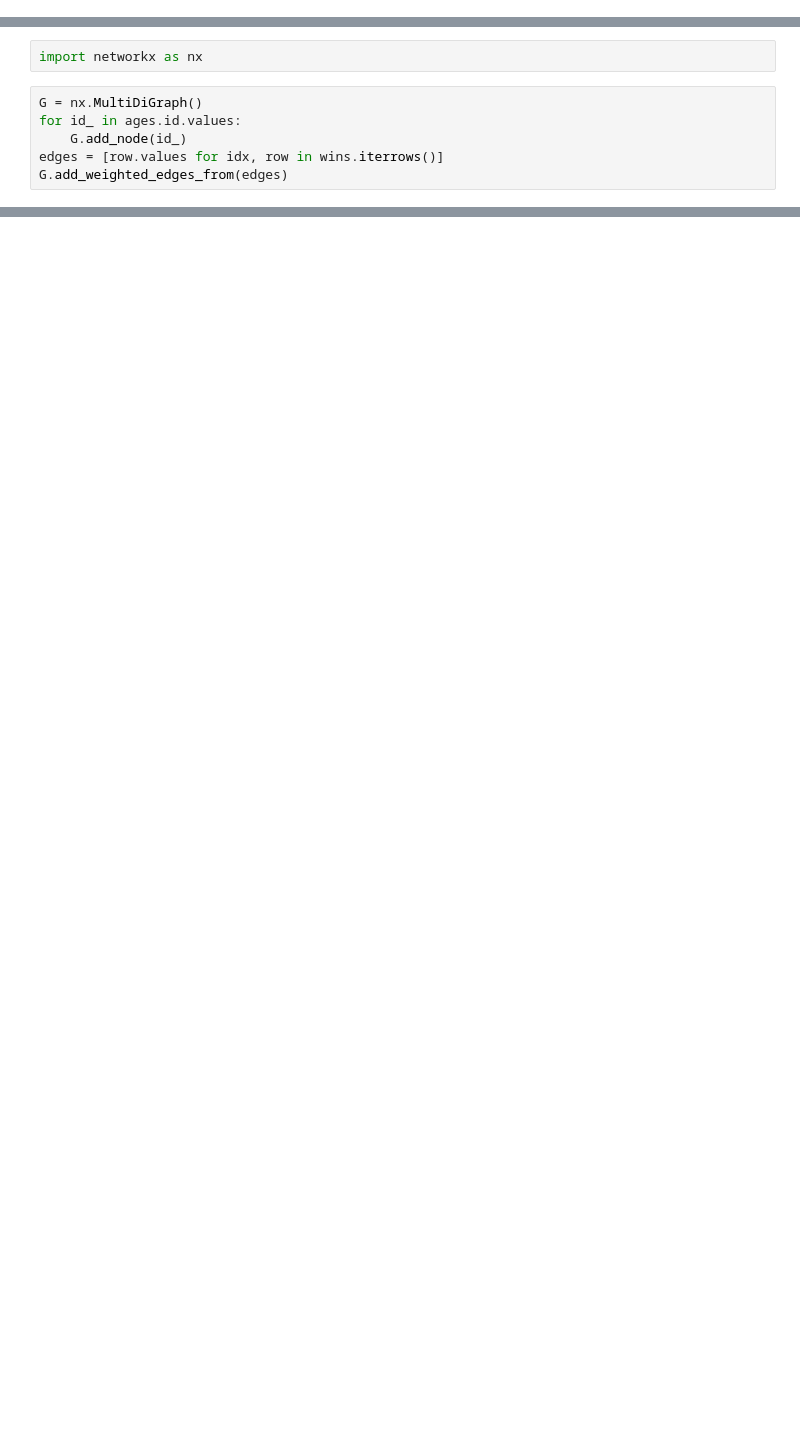
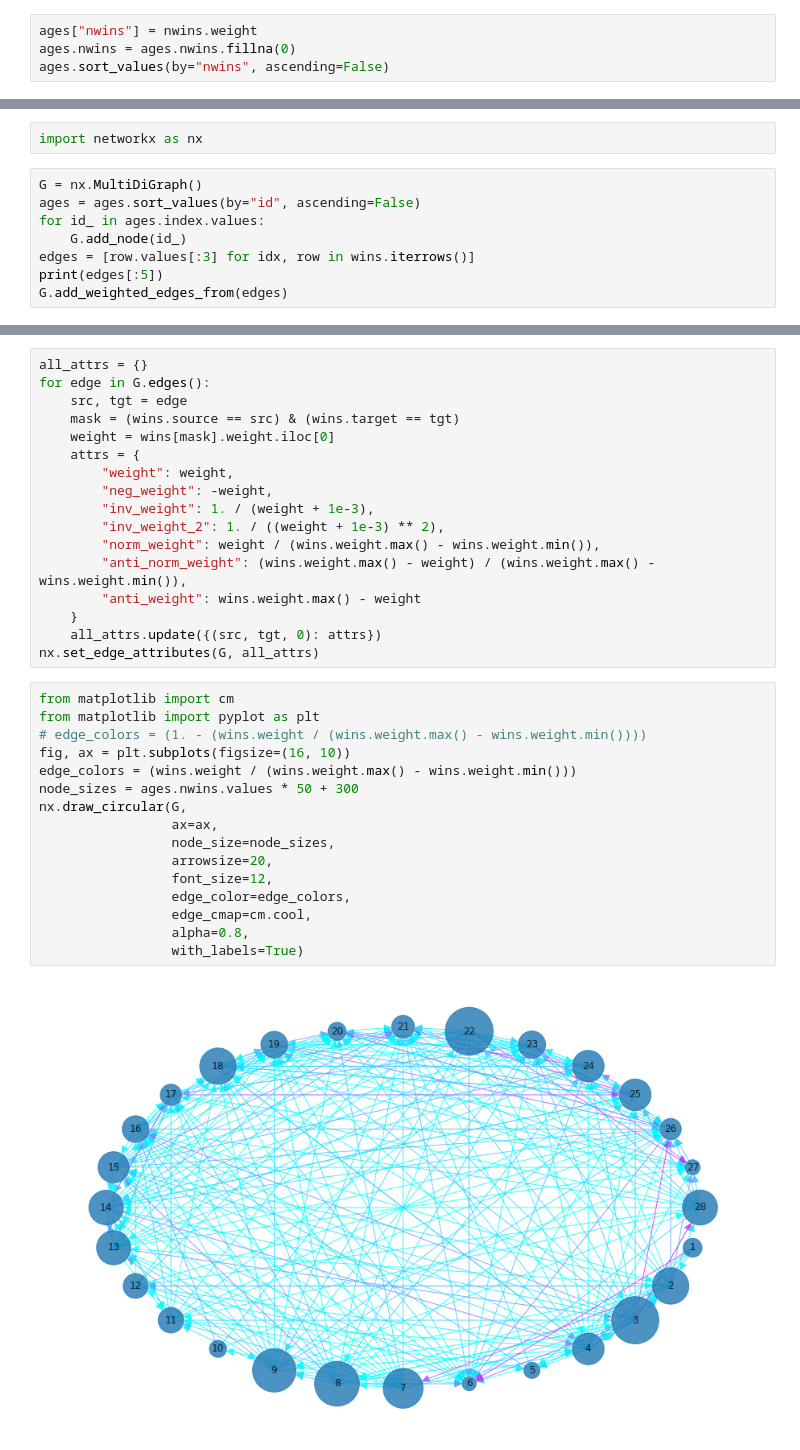
Before and after one commit to MCGallaspy/dse241_hw, a Jupyter notebook: exercise5/Network visualization.ipynb, the cells around one changed output, grey strips where cells are left out. Drawn from its saved outputs; the diff is of its cells as text; blank space fills up the shorter version.

Commit message:
Add different graph viz's

```diff
--- a/exercise5/Network visualization.ipynb
+++ b/exercise5/Network visualization.ipynb
@@ -27,0 +74,4 @@ wins.head()
+# %%
+ages["nwins"] = nwins.weight
+ages.nwins = ages.nwins.fillna(0)
+ages.sort_values(by="nwins", ascending=False)
@@ -29,7 +98,9 @@ wins.head()
 import networkx as nx
 # %%
 G = nx.MultiDiGraph()
-for id_ in ages.id.values:
+ages = ages.sort_values(by="id", ascending=False)
+for id_ in ages.index.values:
     G.add_node(id_)
-edges = [row.values for idx, row in wins.iterrows()]
+edges = [row.values[:3] for idx, row in wins.iterrows()]
+print(edges[:5])
 G.add_weighted_edges_from(edges)
@@ -39,0 +109,35 @@ nx.draw(G)
+# %%
+all_attrs = {}
+for edge in G.edges():
+    src, tgt = edge
+    mask = (wins.source == src) & (wins.target == tgt)
+    weight = wins[mask].weight.iloc[0]
+    attrs = {
+        "weight": weight,
+        "neg_weight": -weight,
+        "inv_weight": 1. / (weight + 1e-3),
+        "inv_weight_2": 1. / ((weight + 1e-3) ** 2),
+        "norm_weight": weight / (wins.weight.max() - wins.weight.min()),
+        "anti_norm_weight": (wins.weight.max() - weight) / (wins.weight.max() - wins.weight.min()),
+        "anti_weight": wins.weight.max() - weight
+    }
+    all_attrs.update({(src, tgt, 0): attrs})
+nx.set_edge_attributes(G, all_attrs)
+# %%
+from matplotlib import cm
+from matplotlib import pyplot as plt
+# edge_colors = (1. - (wins.weight / (wins.weight.max() - wins.weight.min())))
+fig, ax = plt.subplots(figsize=(16, 10))
+edge_colors = (wins.weight / (wins.weight.max() - wins.weight.min()))
+node_sizes = ages.nwins.values * 50 + 300
+nx.draw_circular(G,
+                 ax=ax,
+                 node_size=node_sizes,
+                 arrowsize=20,
+                 font_size=12,
+                 edge_color=edge_colors,
+                 edge_cmap=cm.cool,
+                 alpha=0.8,
+                 with_labels=True)
+# %% [output]
+[figure, added]
```
Also changed, not shown: parts of 8 cells of this notebook.
